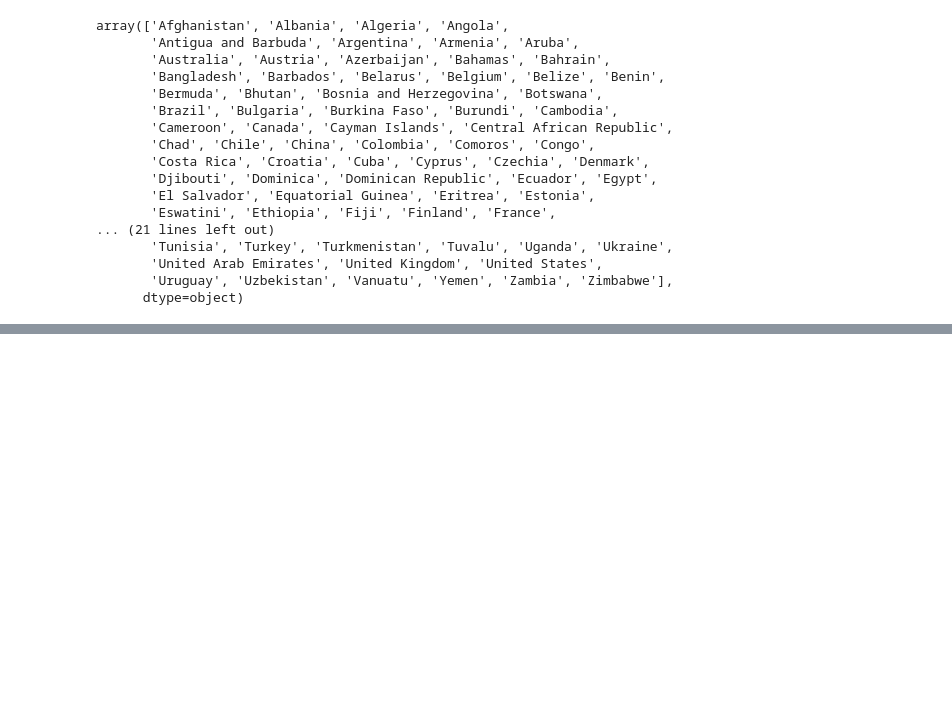
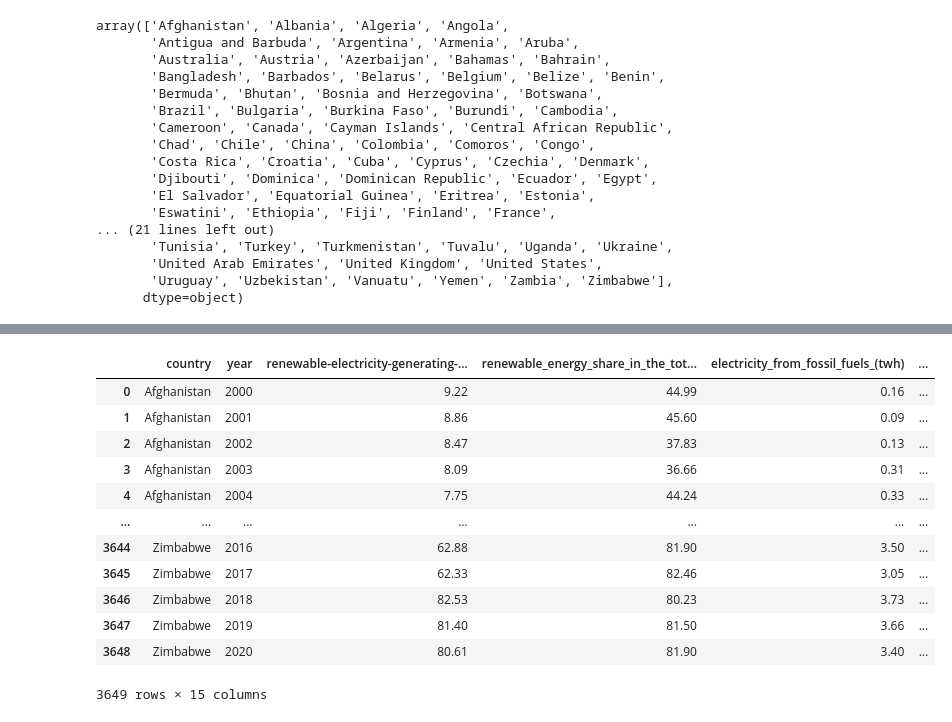
Before and after one commit to Gbau11/Proyecto, a Jupyter notebook: Limpieza de columnas.ipynb, the cells around one changed output, grey strips where cells are left out. Cells and saved outputs as stored; diff of their text form; code cells hidden in the pictures; blank space fills up the shorter version.

```diff
--- a/Limpieza de tabla.ipynb
+++ b/Limpieza de columnas.ipynb
@@ -209,0 +260,16 @@ df
+# %%
+df
+# %% [output]
+|  | country | year | renewable-electricity-generating-... | renewable_energy_share_in_the_tot... | electricity_from_fossil_fuels_(twh) | ... |
+| 0 | Afghanistan | 2000 | 9.22 | 44.99 | 0.16 | ... |
+| 1 | Afghanistan | 2001 | 8.86 | 45.60 | 0.09 | ... |
+| 2 | Afghanistan | 2002 | 8.47 | 37.83 | 0.13 | ... |
+| 3 | Afghanistan | 2003 | 8.09 | 36.66 | 0.31 | ... |
+| 4 | Afghanistan | 2004 | 7.75 | 44.24 | 0.33 | ... |
+| ... | ... | ... | ... | ... | ... | ... |
+| 3644 | Zimbabwe | 2016 | 62.88 | 81.90 | 3.50 | ... |
+| 3645 | Zimbabwe | 2017 | 62.33 | 82.46 | 3.05 | ... |
+| 3646 | Zimbabwe | 2018 | 82.53 | 80.23 | 3.73 | ... |
+| 3647 | Zimbabwe | 2019 | 81.40 | 81.50 | 3.66 | ... |
+| 3648 | Zimbabwe | 2020 | 80.61 | 81.90 | 3.40 | ... |
+3649 rows × 15 columns
```
Also changed, not shown: parts of 9 cells of this notebook.
